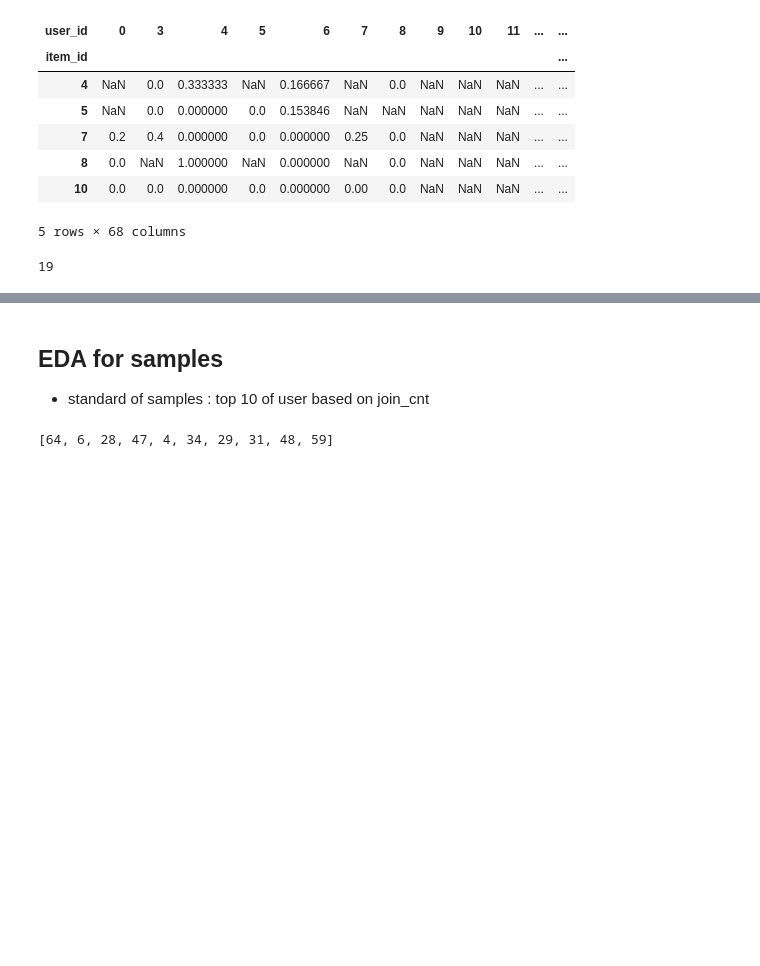
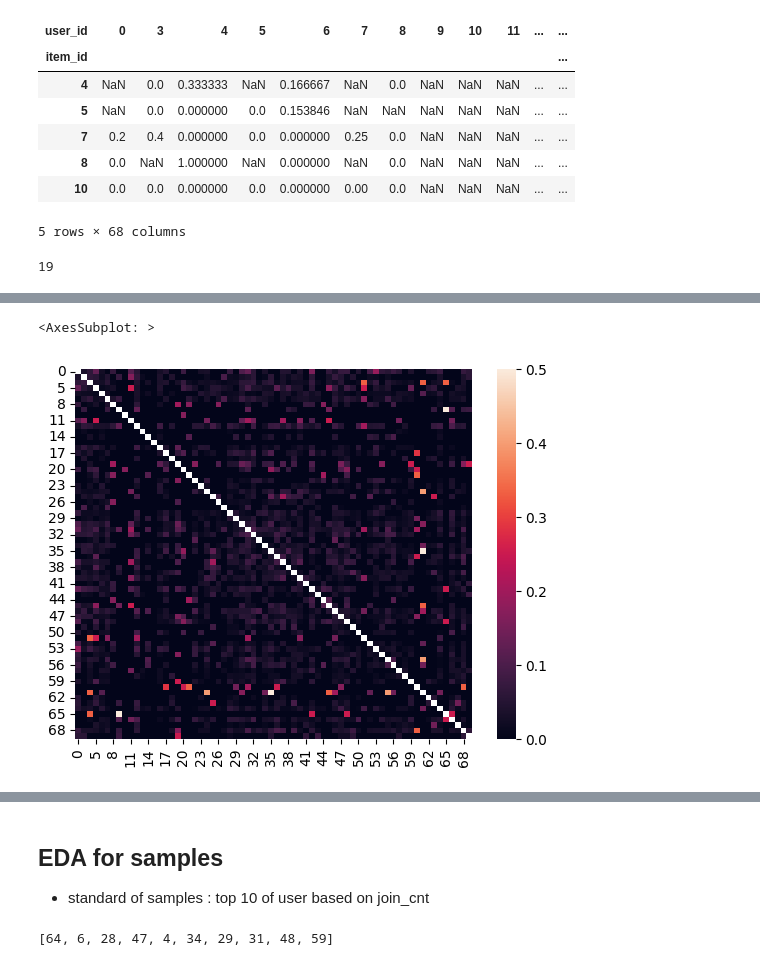
Before and after one commit to csLee94/project_notebook, a Jupyter notebook: collaborative_filtering/notebooks/get_pcc.ipynb, the cells around one changed output, grey strips where cells are left out. Saved outputs shown, nothing was run; the diff lists cells and outputs as text; code cells hidden in the pictures; blank space fills up the shorter version.

```diff
--- a/collaborative_filtering/notebooks/get_pcc.ipynb
+++ b/collaborative_filtering/notebooks/get_pcc.ipynb
@@ -213,2 +237,7 @@ df_res
 68 rows × 68 columns
+# %%
+sns.heatmap(df_res)
+# %% [output]
+<AxesSubplot: >
+[figure, added]
 # %%
```
Also changed, not shown: parts of 6 cells of this notebook.
